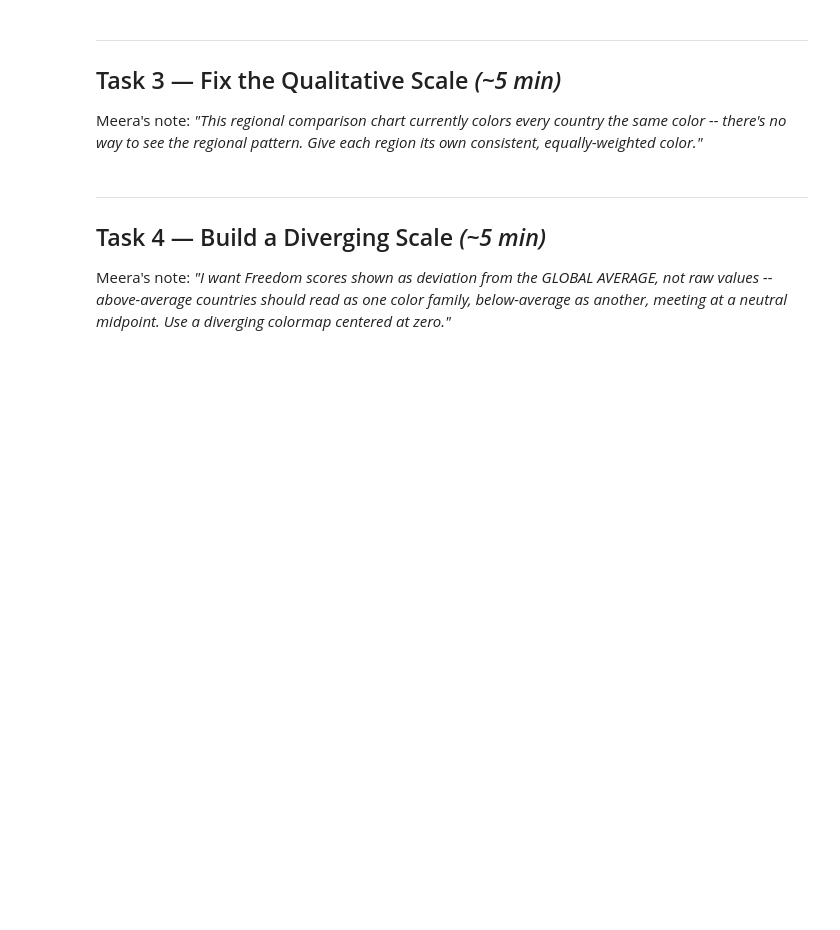
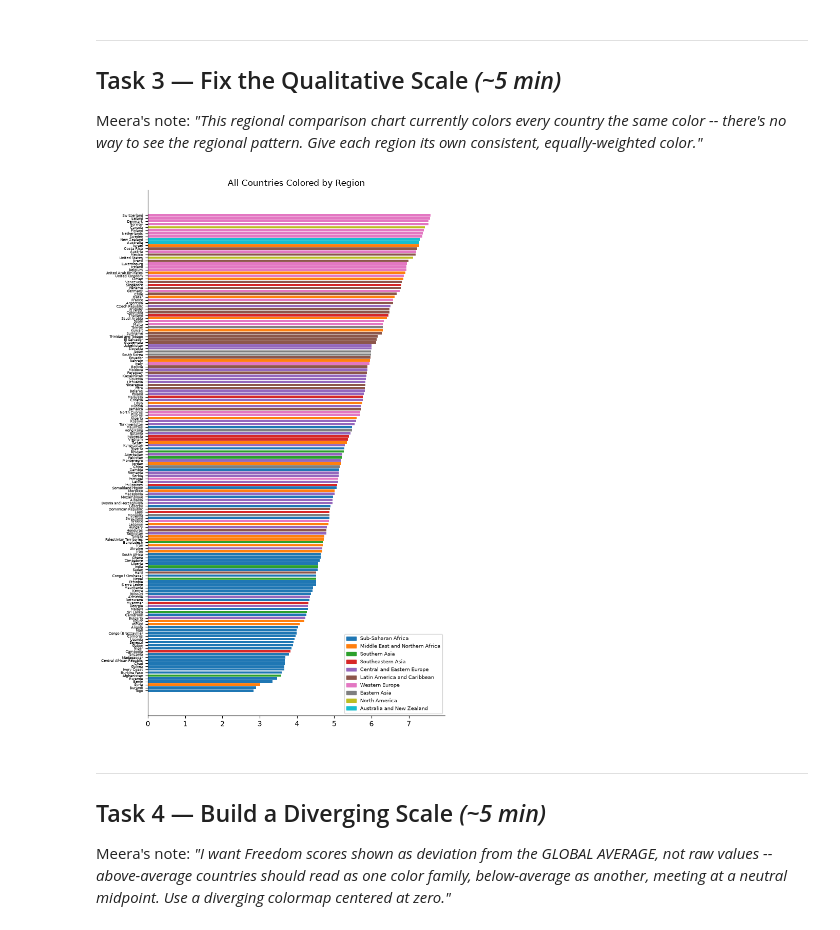
Before and after one commit to itsdharani/VDUI_Assignment_Submissions, a Jupyter notebook: ppt6_exercise.ipynb, the cells around one changed output. Drawn from its saved outputs; the diff is of its cells as text; code cells hidden in the pictures; blank space fills up the shorter version.

```diff
--- a/ppt6_exercise.ipynb
+++ b/ppt6_exercise.ipynb
@@ -95,22 +110,24 @@ consistent, equally-weighted color."*
 # %%
 ordered = df.sort_values("Happiness Score", ascending=True)
 regions = ordered["Region"].unique()
 
 # TODO 3: build a color_map dict {region_name: color} giving each region a distinct,
 # equally-weighted color (hint: plt.cm.tab10 or plt.cm.Set2 evenly spaced).
-color_map = ...
+color_map = dict(zip(regions, plt.cm.tab10(np.linspace(0, 1, len(regions)))))
 
 bar_colors = ordered["Region"].map(color_map)
 
 fig, ax = plt.subplots(figsize=(7, 11))
 ax.barh(ordered["Country"], ordered["Happiness Score"], color=bar_colors)
 ax.tick_params(axis="y", labelsize=5)
 ax.set_title("All Countries Colored by Region")
 
 handles = [patches.Patch(color=color_map[r], label=r) for r in regions]
 ax.legend(handles=handles, loc="lower right", fontsize=7)
 plt.tight_layout()
 plt.show()
+# %% [output]
+[figure, added]
 # %% [markdown]
 ---
 ## Task 4 — Build a Diverging Scale *(~5 min)*
```
Also changed, not shown: parts of 8 cells of this notebook, 1 other file.
